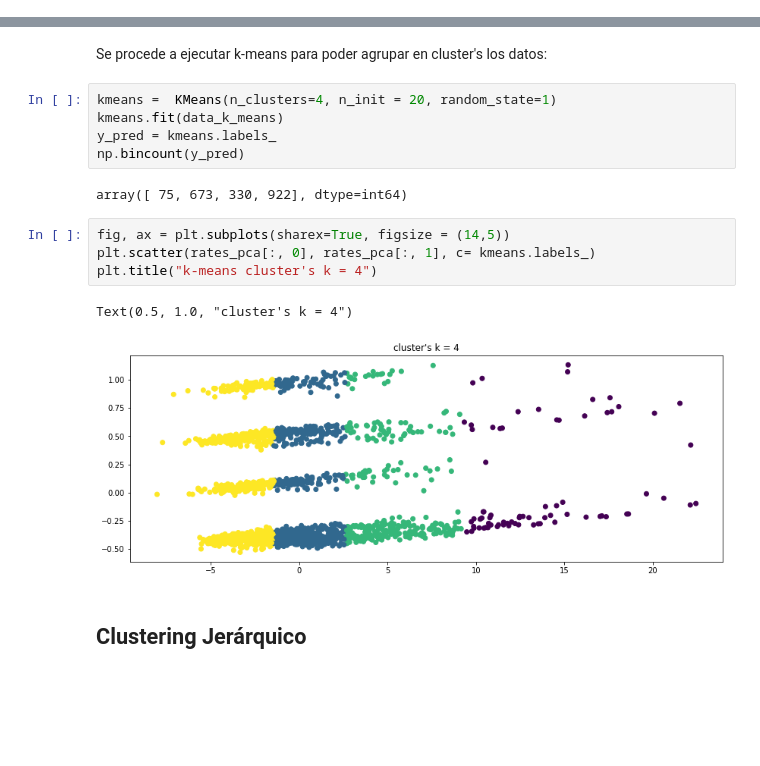
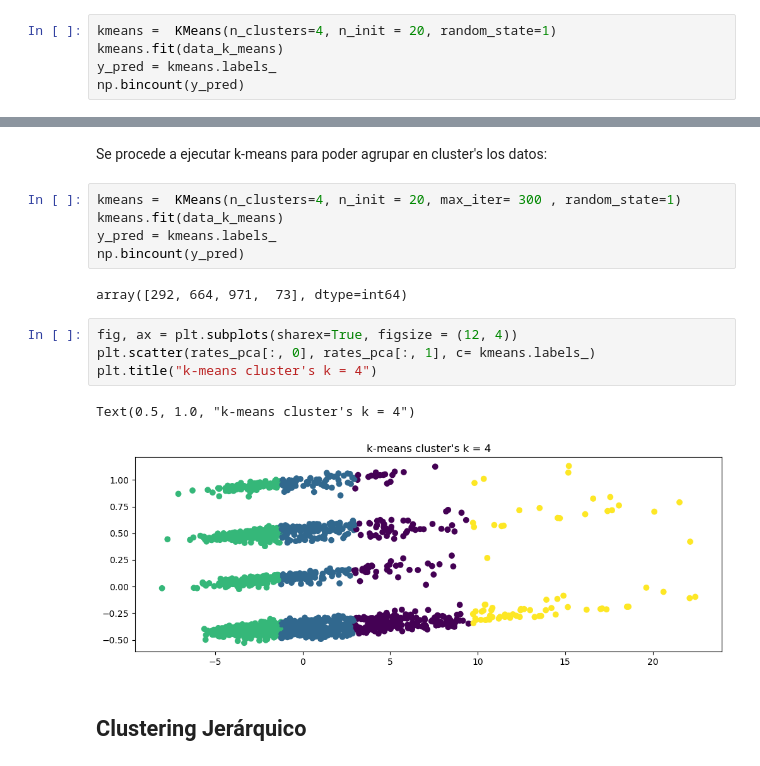
Before and after one commit to Litr0/Proyecto-Mineria, a Jupyter notebook: Hito1.ipynb, the cells around one changed output, grey strips where cells are left out. Drawn from its saved outputs; the diff is of its cells as text; blank space fills up the shorter version.

```diff
--- a/Hito1.ipynb
+++ b/Hito1.ipynb
@@ -652,0 +574,5 @@ plt.show()
+# %%
+kmeans =  KMeans(n_clusters=4, n_init = 20, random_state=1)
+kmeans.fit(data_k_means)
+y_pred = kmeans.labels_
+np.bincount(y_pred)
@@ -655,19 +583,19 @@ plt.show()
 # %% [markdown]
 Se procede a ejecutar k-means para poder agrupar en cluster's los datos:
 # %%
-kmeans =  KMeans(n_clusters=4, n_init = 20, random_state=1)
+kmeans =  KMeans(n_clusters=4, n_init = 20, max_iter= 300 , random_state=1)
 kmeans.fit(data_k_means)
 y_pred = kmeans.labels_
 np.bincount(y_pred)
 # %% [output]
-array([ 75, 673, 330, 922], dtype=int64)
+array([292, 664, 971,  73], dtype=int64)
 # %%
-fig, ax = plt.subplots(sharex=True, figsize = (14,5))
+fig, ax = plt.subplots(sharex=True, figsize = (12, 4))
 plt.scatter(rates_pca[:, 0], rates_pca[:, 1], c= kmeans.labels_)
 plt.title("k-means cluster's k = 4")
 # %% [output]
-Text(0.5, 1.0, "cluster's k = 4")
+Text(0.5, 1.0, "k-means cluster's k = 4")
-[figure, old version]
+[figure, new version]
 # %% [markdown]
 ## Clustering Jerárquico
 # %% [markdown]
```
Also changed, not shown: parts of 63 cells of this notebook.
